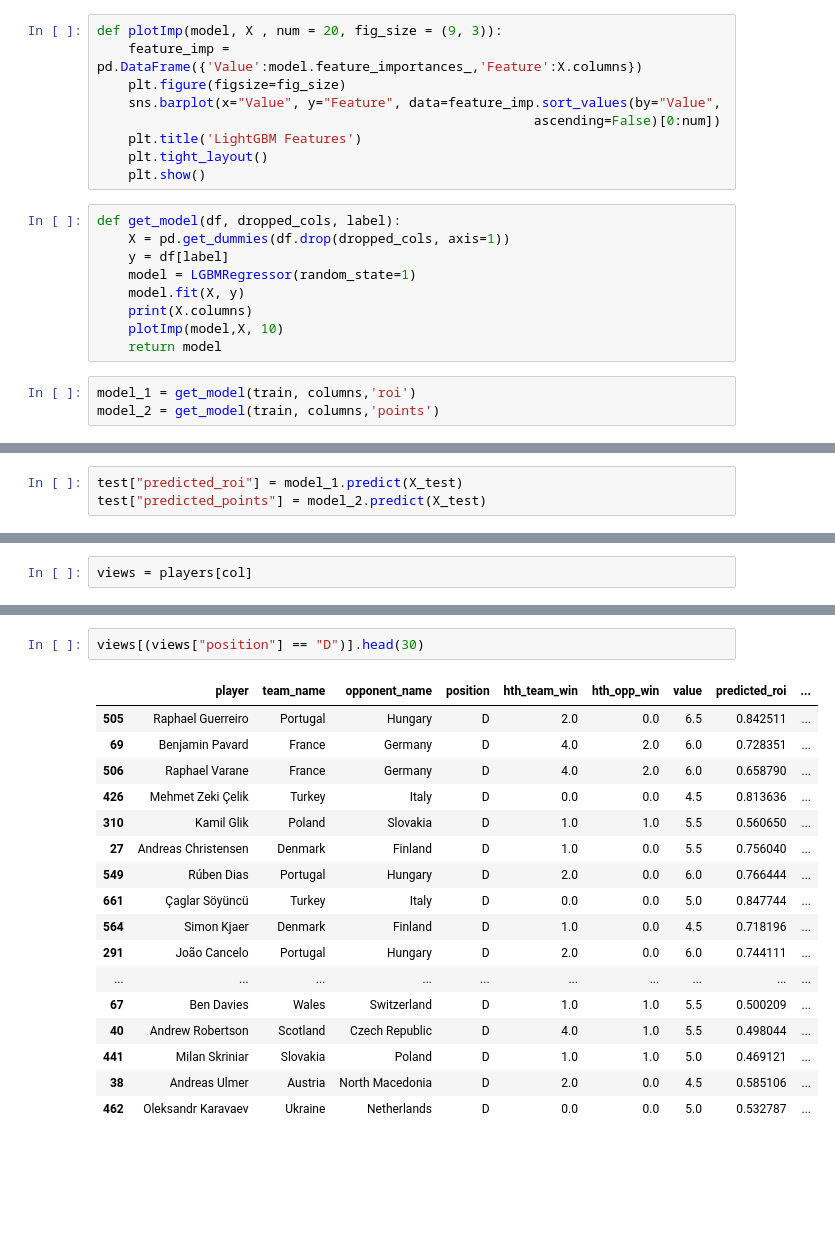
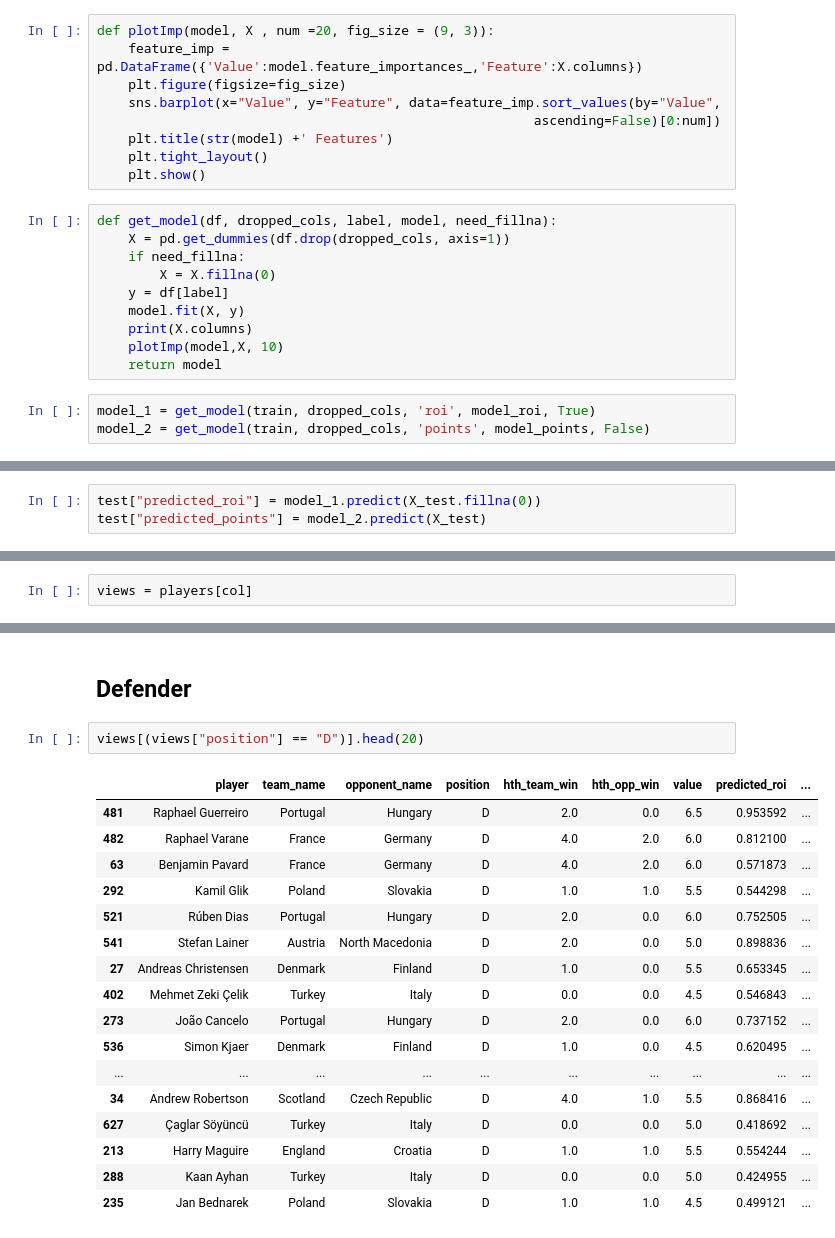
Before and after one commit to christianwbsn/moneyball, a Jupyter notebook: notebooks/2-modelling.ipynb, the cells around one changed output, grey strips where cells are left out. Drawn from its saved outputs; the diff is of its cells as text; blank space fills up the shorter version.

```diff
--- a/notebooks/2-modelling.ipynb
+++ b/notebooks/2-modelling.ipynb
@@ -117,24 +132,25 @@ X_test = pd.get_dummies(test.drop(columns, axis=1))
 # %%
-def plotImp(model, X , num = 20, fig_size = (9, 3)):
+def plotImp(model, X , num =20, fig_size = (9, 3)):
     feature_imp = pd.DataFrame({'Value':model.feature_importances_,'Feature':X.columns})
     plt.figure(figsize=fig_size)
     sns.barplot(x="Value", y="Feature", data=feature_imp.sort_values(by="Value",
                                                         ascending=False)[0:num])
-    plt.title('LightGBM Features')
+    plt.title(str(model) +' Features')
     plt.tight_layout()
     plt.show()
 # %%
-def get_model(df, dropped_cols, label):
+def get_model(df, dropped_cols, label, model, need_fillna):
     X = pd.get_dummies(df.drop(dropped_cols, axis=1))
+    if need_fillna:
+        X = X.fillna(0)
     y = df[label]
-    model = LGBMRegressor(random_state=1)
     model.fit(X, y)
     print(X.columns)
     plotImp(model,X, 10)
     return model
 # %%
-model_1 = get_model(train, columns,'roi')
-model_2 = get_model(train, columns,'points')
+model_1 = get_model(train, dropped_cols, 'roi', model_roi, True)
+model_2 = get_model(train, dropped_cols, 'points', model_points, False)
 # %% [output]
 Index(['skill', 'last_md_points', 'prev_mean_points', 'prev_mean_assists',
        'prev_max_points', 'prev_std_points', 'prev_ratio_starter',
@@ -191,3 +221,3 @@ X_test
 # %%
-test["predicted_roi"] = model_1.predict(X_test)
+test["predicted_roi"] = model_1.predict(X_test.fillna(0))
 test["predicted_points"] = model_2.predict(X_test)
@@ -254,20 +309,22 @@ views[views["position"] == "GK"]
+# %% [markdown]
+## Defender
 # %%
-views[(views["position"] == "D")].head(30)
+views[(views["position"] == "D")].head(20)
 # %% [output]
 |  | player | team_name | opponent_name | position | hth_team_win | hth_opp_win | value | predicted_roi | ... |
-| 505 | Raphael Guerreiro | Portugal | Hungary | D | 2.0 | 0.0 | 6.5 | 0.842511 | ... |
-| 69 | Benjamin Pavard | France | Germany | D | 4.0 | 2.0 | 6.0 | 0.728351 | ... |
-| 506 | Raphael Varane | France | Germany | D | 4.0 | 2.0 | 6.0 | 0.658790 | ... |
-| 426 | Mehmet Zeki Çelik | Turkey | Italy | D | 0.0 | 0.0 | 4.5 | 0.813636 | ... |
-| 310 | Kamil Glik | Poland | Slovakia | D | 1.0 | 1.0 | 5.5 | 0.560650 | ... |
-| 27 | Andreas Christensen | Denmark | Finland | D | 1.0 | 0.0 | 5.5 | 0.756040 | ... |
-| 549 | Rúben Dias | Portugal | Hungary | D | 2.0 | 0.0 | 6.0 | 0.766444 | ... |
-| 661 | Çaglar Söyüncü | Turkey | Italy | D | 0.0 | 0.0 | 5.0 | 0.847744 | ... |
-| 564 | Simon Kjaer | Denmark | Finland | D | 1.0 | 0.0 | 4.5 | 0.718196 | ... |
-| 291 | João Cancelo | Portugal | Hungary | D | 2.0 | 0.0 | 6.0 | 0.744111 | ... |
+| 481 | Raphael Guerreiro | Portugal | Hungary | D | 2.0 | 0.0 | 6.5 | 0.953592 | ... |
+| 482 | Raphael Varane | France | Germany | D | 4.0 | 2.0 | 6.0 | 0.812100 | ... |
+| 63 | Benjamin Pavard | France | Germany | D | 4.0 | 2.0 | 6.0 | 0.571873 | ... |
+| 292 | Kamil Glik | Poland | Slovakia | D | 1.0 | 1.0 | 5.5 | 0.544298 | ... |
+| 521 | Rúben Dias | Portugal | Hungary | D | 2.0 | 0.0 | 6.0 | 0.752505 | ... |
+| 541 | Stefan Lainer | Austria | North Macedonia | D | 2.0 | 0.0 | 5.0 | 0.898836 | ... |
+| 27 | Andreas Christensen | Denmark | Finland | D | 1.0 | 0.0 | 5.5 | 0.653345 | ... |
+| 402 | Mehmet Zeki Çelik | Turkey | Italy | D | 0.0 | 0.0 | 4.5 | 0.546843 | ... |
+| 273 | João Cancelo | Portugal | Hungary | D | 2.0 | 0.0 | 6.0 | 0.737152 | ... |
+| 536 | Simon Kjaer | Denmark | Finland | D | 1.0 | 0.0 | 4.5 | 0.620495 | ... |
 | ... | ... | ... | ... | ... | ... | ... | ... | ... | ... |
-| 67 | Ben Davies | Wales | Switzerland | D | 1.0 | 1.0 | 5.5 | 0.500209 | ... |
-| 40 | Andrew Robertson | Scotland | Czech Republic | D | 4.0 | 1.0 | 5.5 | 0.498044 | ... |
-| 441 | Milan Skriniar | Slovakia | Poland | D | 1.0 | 1.0 | 5.0 | 0.469121 | ... |
-| 38 | Andreas Ulmer | Austria | North Macedonia | D | 2.0 | 0.0 | 4.5 | 0.585106 | ... |
-| 462 | Oleksandr Karavaev | Ukraine | Netherlands | D | 0.0 | 0.0 | 5.0 | 0.532787 | ... |
+| 34 | Andrew Robertson | Scotland | Czech Republic | D | 4.0 | 1.0 | 5.5 | 0.868416 | ... |
+| 627 | Çaglar Söyüncü | Turkey | Italy | D | 0.0 | 0.0 | 5.0 | 0.418692 | ... |
+| 213 | Harry Maguire | England | Croatia | D | 1.0 | 1.0 | 5.5 | 0.554244 | ... |
+| 288 | Kaan Ayhan | Turkey | Italy | D | 0.0 | 0.0 | 5.0 | 0.424955 | ... |
+| 235 | Jan Bednarek | Poland | Slovakia | D | 1.0 | 1.0 | 4.5 | 0.499121 | ... |
```
Also changed, not shown: parts of 37 cells of this notebook.
